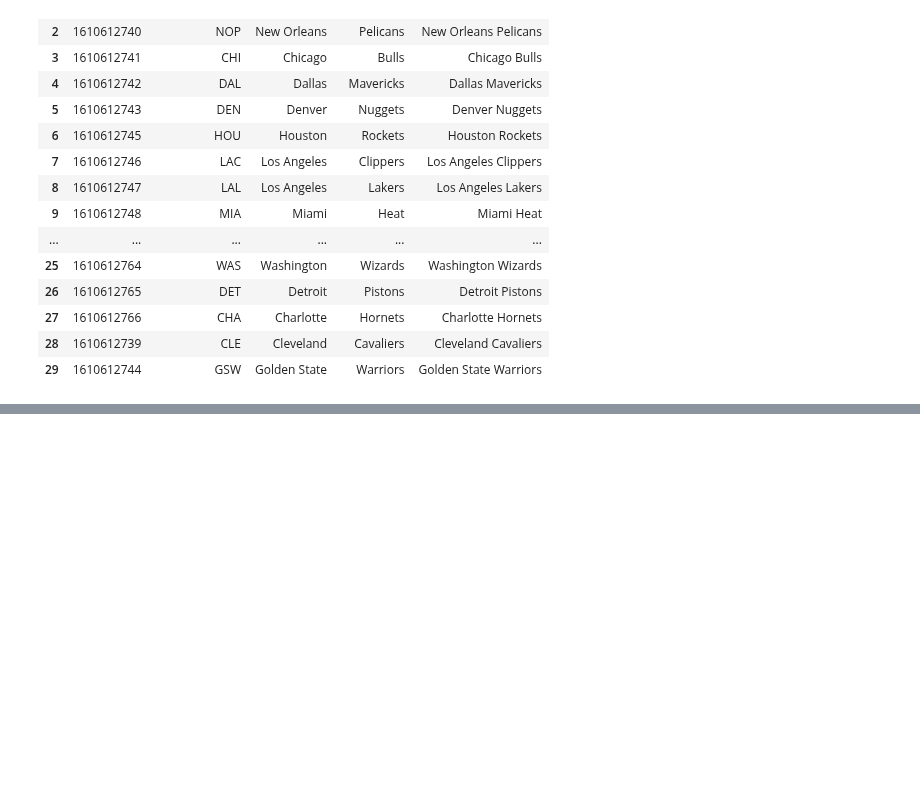
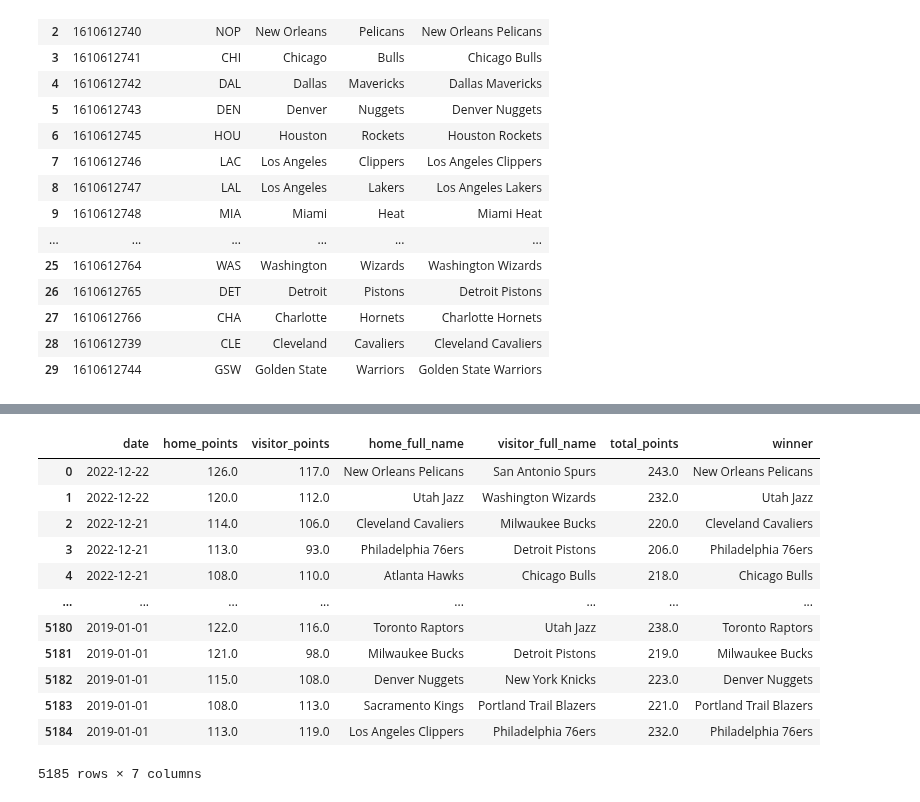
Before and after one commit to VincentGordon-Data-Analyst/nba-api, a Jupyter notebook: more_nba_data.ipynb, the cells around one changed output, grey strips where cells are left out. Cells and saved outputs as stored; diff of their text form; code cells hidden in the pictures; blank space fills up the shorter version.

```diff
--- a/more_nba_data.ipynb
+++ b/more_nba_data.ipynb
@@ -191,3 +191,6 @@ teams_df
 | 27 | 1610612766 | CHA | Charlotte | Hornets | Charlotte Hornets |
 | 28 | 1610612739 | CLE | Cleveland | Cavaliers | Cleveland Cavaliers |
 | 29 | 1610612744 | GSW | Golden State | Warriors | Golden State Warriors |
+# %%
+team_id_df = teams_df[['TEAM_ID', 'FULL_NAME']]
+team_id_df
@@ -193,0 +217,17 @@ teams_df
+# %%
+# Merge both dataframes based on team_id column
+merged_home = pd.merge(cleaned_games_df, team_id_df, left_on='home', right_on='TEAM_ID')
+
+# Rename columns for teams that are at home
+merged_home = merged_home.rename(columns={'TEAM_ID':'home_team_id', 'FULL_NAME': 'home_full_name'})
+
+# Merge for visitor teams
+result = pd.merge(merged_home, team_id_df, left_on='visitor', right_on='TEAM_ID')
+
+# Rename columns for teams that are visitors
+result = result.rename(columns={'TEAM_ID': 'visitor_team_id', 'FULL_NAME': 'visitor_full_name'})
+
+# Drop redundant TEAM_ID columns
+result = result.drop(columns=['home_team_id', 'visitor_team_id', 'home', 'visitor'])
+
+result[['date', 'home_full_name', 'home_points', 'visitor_full_name', 'visitor_points']]
@@ -193,0 +248,25 @@ teams_df
+# %%
+# Copy dataframe
+final_df = result.copy()
+
+# Create total points column
+final_df['total_points'] = final_df['home_points'] + final_df['visitor_points']
+
+# Create winner column
+final_df['winner'] = final_df.apply(lambda row: row['home_full_name'] if row['home_points'] > row['visitor_points']  else row['visitor_full_name'], axis=1)
+
+final_df
+# %% [output]
+|  | date | home_points | visitor_points | home_full_name | visitor_full_name | total_points | winner |
+| 0 | 2022-12-22 | 126.0 | 117.0 | New Orleans Pelicans | San Antonio Spurs | 243.0 | New Orleans Pelicans |
+| 1 | 2022-12-22 | 120.0 | 112.0 | Utah Jazz | Washington Wizards | 232.0 | Utah Jazz |
+| 2 | 2022-12-21 | 114.0 | 106.0 | Cleveland Cavaliers | Milwaukee Bucks | 220.0 | Cleveland Cavaliers |
+| 3 | 2022-12-21 | 113.0 | 93.0 | Philadelphia 76ers | Detroit Pistons | 206.0 | Philadelphia 76ers |
+| 4 | 2022-12-21 | 108.0 | 110.0 | Atlanta Hawks | Chicago Bulls | 218.0 | Chicago Bulls |
+| ... | ... | ... | ... | ... | ... | ... | ... |
+| 5180 | 2019-01-01 | 122.0 | 116.0 | Toronto Raptors | Utah Jazz | 238.0 | Toronto Raptors |
+| 5181 | 2019-01-01 | 121.0 | 98.0 | Milwaukee Bucks | Detroit Pistons | 219.0 | Milwaukee Bucks |
+| 5182 | 2019-01-01 | 115.0 | 108.0 | Denver Nuggets | New York Knicks | 223.0 | Denver Nuggets |
+| 5183 | 2019-01-01 | 108.0 | 113.0 | Sacramento Kings | Portland Trail Blazers | 221.0 | Portland Trail Blazers |
+| 5184 | 2019-01-01 | 113.0 | 119.0 | Los Angeles Clippers | Philadelphia 76ers | 232.0 | Philadelphia 76ers |
+5185 rows × 7 columns
```
Also changed, not shown: parts of 4 cells of this notebook, 2 other files.
